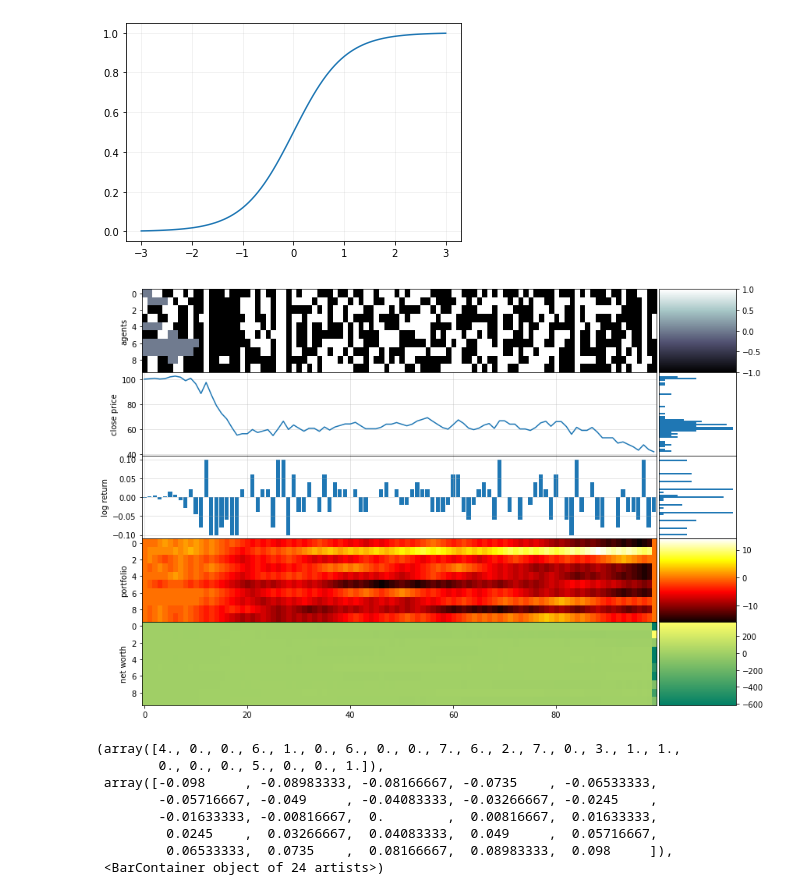
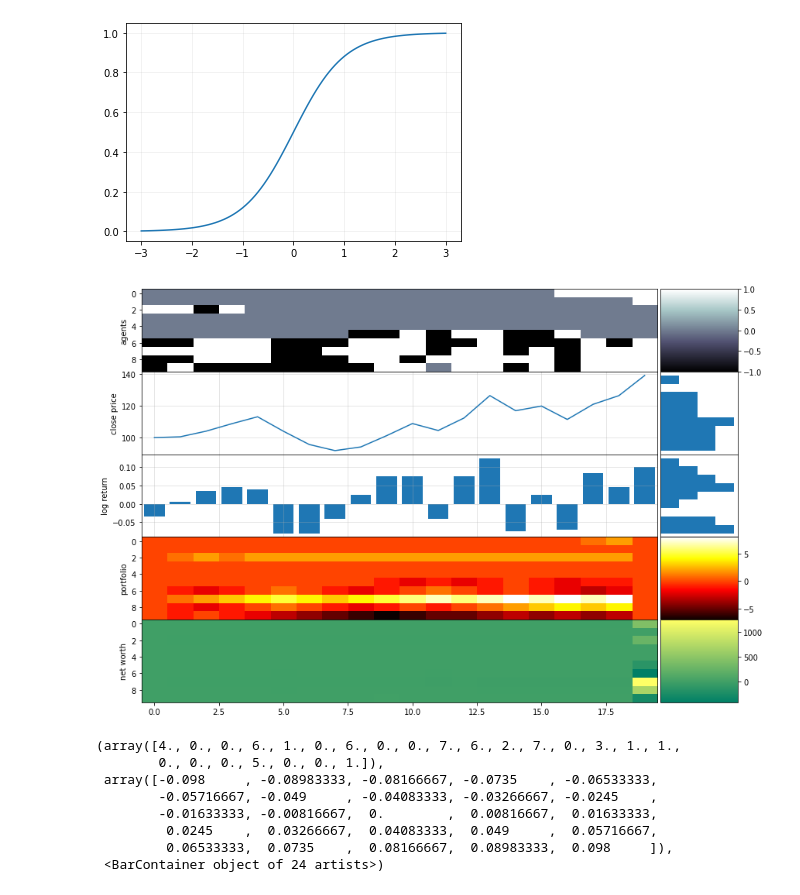
Before and after one commit to charelF/ComplexSystems, a Jupyter notebook: code/charel/charelino2021.ipynb, the cells around one changed output. Cells and saved outputs as stored; diff of their text form; code cells hidden in the pictures.

```diff
--- a/code/charel/charelino2021.ipynb
+++ b/code/charel/charelino2021.ipynb
@@ -77,7 +77,7 @@ ph = 0.1 # vary
 
 pa = 0.5
 
-N0 = 100
+N0 = 20
 N1 = 10
 
 A = 2
@@ -126,7 +126,8 @@ for t in range(N0):
         # V[t] = V[t] + (-P[t] * S[t])
         # V[t] = V[t] + (P[t] * S[t]) * (-1)
         V[t] = P[t,i] * S[t]
-        N[t] = N[t-1] + (P[t] * S[t])
+        # N[t] = N[t-1] + (P[t] * S[t])
+        N[t] = (P[t] * S[t])
         P[t] = 0
 
         break
@@ -204,34 +205,34 @@ cax3 = make_axes_locatable(ax3).append_axes('right', size=size, pad=0.05)
 cax3.hist(X, orientation="horizontal", bins=np.linspace(np.min(X), np.max(X), len(X)//2))
 cax3.get_xaxis().set_visible(False)
 cax3.get_yaxis().set_visible(False)
 
 # for ax in (ax2,ax3):
 #     cax = make_axes_locatable(ax).append_axes('right', size=size, pad=0.05)
 #     # cax.axis('off')
 
 
 
 
 ax2.plot(S)
 ax2.grid(alpha=0.4)
 
 ax3.bar(np.arange(len(X)), X)
 ax3.grid(alpha=0.4)
 
 ax4.set_xlabel("time")
 # ax2.set_ylabel("standardised log returns")
 ax2.set_ylabel("close price")
 ax1.set_ylabel("agents")
 ax3.set_ylabel("log return")
 ax4.set_ylabel("portfolio")
 ax5.set_ylabel("net worth")
 
 # fig.colorbar(im, cax=ax4)
 
 plt.tight_layout()
 plt.show()
 # %% [output]
-[figure, old version]
+[figure, new version]
 # %%
 plt.hist(X, orientation="horizontal", bins=np.linspace(np.min(X), np.max(X), len(X)//2))
 # %% [output]
```
